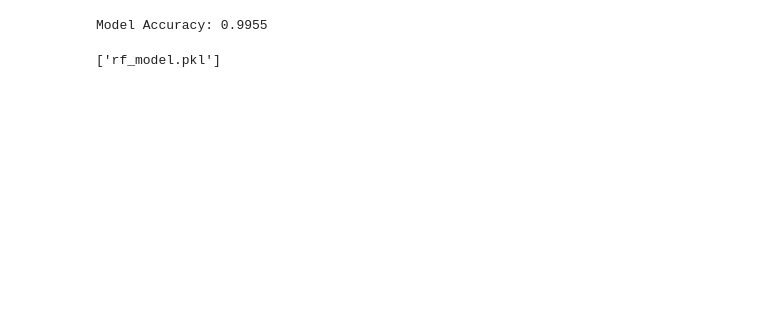
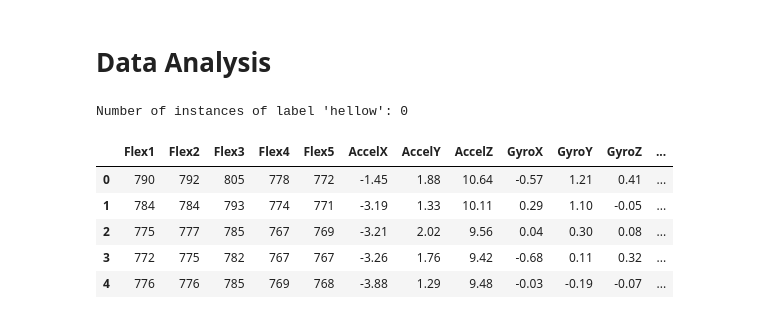
Before and after one commit to Redgerd/Smart-Glove-Sign-Language-Predictor, a Jupyter notebook: ModelTraining.ipynb, the cells around one changed output. Cells and saved outputs as stored; diff of their text form; code cells hidden in the pictures; blank space fills up the shorter version.

```diff
--- a/ModelTraining.ipynb
+++ b/ModelTraining.ipynb
@@ -1,60 +13,48 @@
 # %%
+import os
 import pandas as pd
 from sklearn.ensemble import RandomForestClassifier
-from sklearn.model_selection import train_test_split
-from sklearn.metrics import accuracy_score
+from sklearn.model_selection import train_test_split, GridSearchCV
+from sklearn.metrics import accuracy_score, classification_report
 import joblib
 
-# Assuming the dataset is already loaded into a Pandas DataFrame 'df'
-# Load the dataset (you can modify this based on your data source)
-data_folder = r"ASL-Sensor-Dataglove-Dataset\ASL-Sensor-Dataglove-Dataset\025"
-import os
-
+# Function to load and concatenate CSV files from a folder
 def load_csv_files(folder_path):
     dataframes = []
     for file_name in os.listdir(folder_path):
         if file_name.endswith(".csv"):
-            label = file_name.split(".")[0]  # Use the file name as the label
+            label = file_name.split(".")[0]  # Use the file name (without extension) as the label
             df = pd.read_csv(os.path.join(folder_path, file_name))
             df['label'] = label  # Add a label column
             dataframes.append(df)
-    return dataframes
+    return pd.concat(dataframes, ignore_index=True)
 
-dataframes = load_csv_files(data_folder)
-df = pd.concat(dataframes, ignore_index=True)
+# Load dataset
+data_folder = r"data"
+df = load_csv_files(data_folder)
 
-# Select the columns to be used
-selected_columns = ["flex_1", "flex_2", "flex_3", "flex_4", "flex_5", "GYRx", "GYRy", "GYRz", "label"]
+# columns for features and labels
+selected_columns = ["Flex1", "Flex2", "Flex3", "Flex4", "Flex5",
+                    "AccelX", "AccelY", "AccelZ", "GyroX", "GyroY", "GyroZ", "label"]
+
+# Ensure selected columns exist
 df = df[selected_columns]
 
-# Handle missing values (if any)
+# Handle missing values
 df = df.dropna()
-
-# Split into features and labels
-X = df[["flex_1", "flex_2", "flex_3", "flex_4", "flex_5", "GYRx", "GYRy", "GYRz"]]
-y = df["label"]
-
-# Encode labels
-y = pd.factorize(y)[0]  # Encoding the labels as numbers
-
-# Split into train and test sets
-X_train, X_test, y_train, y_test = train_test_split(X, y, test_size=0.2, random_state=42)
-
-# Train the model
-rf = RandomForestClassifier(n_estimators=100)
-rf.fit(X_train, y_train)
-
-# Save the trained model using joblib
-joblib.dump(rf, "rf_model.pkl")
-
-# Evaluate the model on the test set
-y_pred = rf.predict(X_test)
-accuracy = accuracy_score(y_test, y_pred)
-print(f"Model Accuracy: {accuracy}")
-# %% [output]
-Model Accuracy: 0.9955
-# %%
-# Save the trained model
-joblib.dump(rf, "rf_model.pkl")
-# %% [output]
-['rf_model.pkl']
+# %% [markdown]
+# Data Analysis
+# %%
+# Analyze feature distribution for the label 'hellow'
+label_hellow_count = df[df['label'] == 'hello'].shape[0]
+print(f"Number of instances of label 'hellow': {label_hellow_count}")
+
+df.head()
+# %% [output]
+Number of instances of label 'hellow': 0
+|  | Flex1 | Flex2 | Flex3 | Flex4 | Flex5 | AccelX | AccelY | AccelZ | GyroX | GyroY | GyroZ | ... |
+| 0 | 790 | 792 | 805 | 778 | 772 | -1.45 | 1.88 | 10.64 | -0.57 | 1.21 | 0.41 | ... |
+| 1 | 784 | 784 | 793 | 774 | 771 | -3.19 | 1.33 | 10.11 | 0.29 | 1.10 | -0.05 | ... |
+| 2 | 775 | 777 | 785 | 767 | 769 | -3.21 | 2.02 | 9.56 | 0.04 | 0.30 | 0.08 | ... |
+| 3 | 772 | 775 | 782 | 767 | 767 | -3.26 | 1.76 | 9.42 | -0.68 | 0.11 | 0.32 | ... |
+| 4 | 776 | 776 | 785 | 769 | 768 | -3.88 | 1.29 | 9.48 | -0.03 | -0.19 | -0.07 | ... |
```
Also changed, not shown: parts of 6 cells of this notebook, 12 other files.
